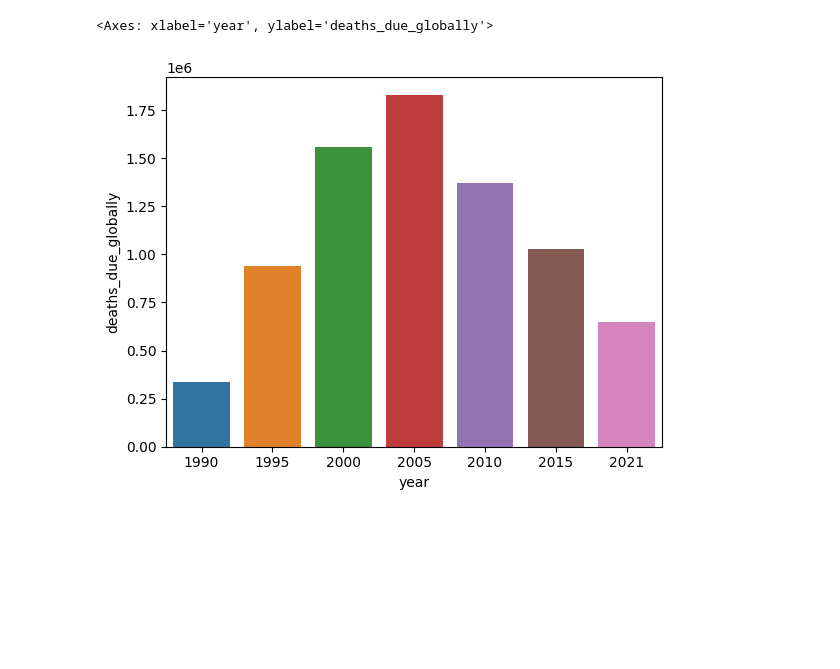
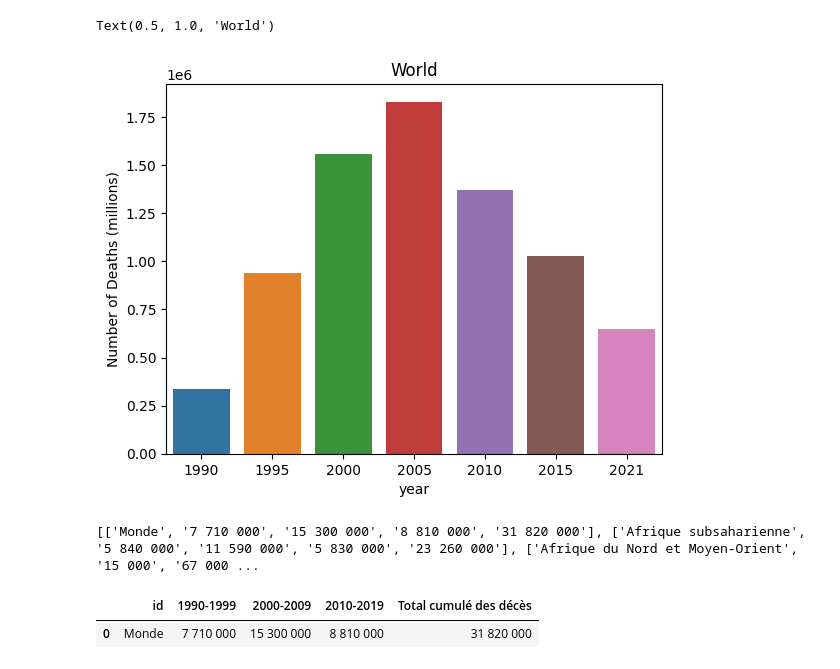
Before and after one commit to CodeMasterRU/Cida_Evolution, a Jupyter notebook: la_naissance.ipynb, the cells around one changed output. Cells and saved outputs as stored; diff of their text form; code cells hidden in the pictures; blank space fills up the shorter version.

```diff
--- a/la_naissance.ipynb
+++ b/la_naissance.ipynb
@@ -46,9 +46,61 @@ driver.close()
 # %%
 import numpy as np
 import seaborn as sns
 deaths_df = pd.read_csv("./deaths.csv")
 
-sns.barplot(data=deaths_df, x="year", y="deaths_due_globally")
+g = sns.barplot(data=deaths_df, x="year", y="deaths_due_globally")
+g.set_ylabel("Number of Deaths (millions)")
+g.set_title("World")
 # %% [output]
-<Axes: xlabel='year', ylabel='deaths_due_globally'>
+Text(0.5, 1.0, 'World')
-[figure, old version]
+[figure, new version]
+# %%
+# Imports
+import pandas as pd
+from selenium import webdriver
+from selenium import webdriver
+from webdriver_manager.chrome import ChromeDriverManager
+from selenium.webdriver.chrome.service import Service as ChromeService
+from selenium.webdriver.common.by import By
+import time
+
+
+globalTab = []
+page_url = "https://fr.wikipedia.org/wiki/Épidémiologie_du_sida"
+service = ChromeService(executable_path=ChromeDriverManager().install())
+driver = webdriver.Chrome(service=service)
+driver.get(page_url)
+time.sleep(5)
+count = 0
+all = driver.find_element(By.XPATH, '//table[@class="wikitable sortable jquery-tablesorter"]')
+
+rows = []
+# /html/body/div[2]/div/div[3]/main/div[3]/div[3]/div[1]/table[1]/tbody/tr[1]/td[2]
+for element in all.find_elements(By.XPATH, './/td'):
+    rows.append(element.text)
+    if count % 5 == 4:
+        globalTab.append(rows)
+        rows = []
+    count += 1
+
+print(globalTab)
+df = pd.DataFrame(globalTab, columns=["id","1990-1999", "2000-2009", "2010-2019", "Total cumulé des décès"])
+# df.to_excel("deaths_all_continents.xlsx", index=False)
+df.to_csv("deaths_all_continents.csv", index=False)
+
+
+
+# mydf = scrapping()
+# %% [output]
+[['Monde', '7 710 000', '15 300 000', '8 810 000', '31 820 000'], ['Afrique subsaharienne', '5 840 000', '11 590 000', '5 830 000', '23 260 000'], ['Afrique du Nord et Moyen-Orient', '15 000', '67 000 ...
+# %%
+import seaborn as sns
+deaths_df = pd.read_csv("./deaths_all_continents.csv")
+df_Monde = deaths_df[deaths_df["id"] == "Monde"]
+df_Monde
+
+# g = sns.barplot(data=deaths_df, x="id", y="Total cumulé des décès")
+# g.set_title("Monde")
+# %% [output]
+|  | id | 1990-1999 | 2000-2009 | 2010-2019 | Total cumulé des décès |
+| 0 | Monde | 7 710 000 | 15 300 000 | 8 810 000 | 31 820 000 |
```
Also changed, not shown: parts of 3 cells of this notebook, 4 other files.
